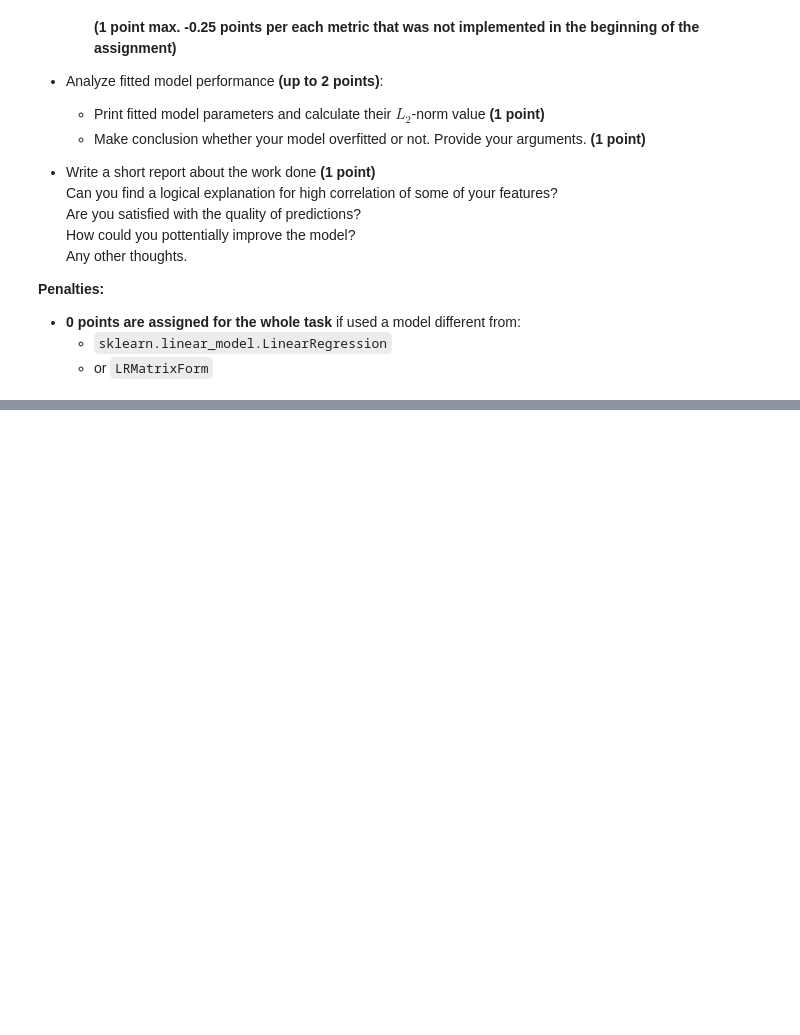
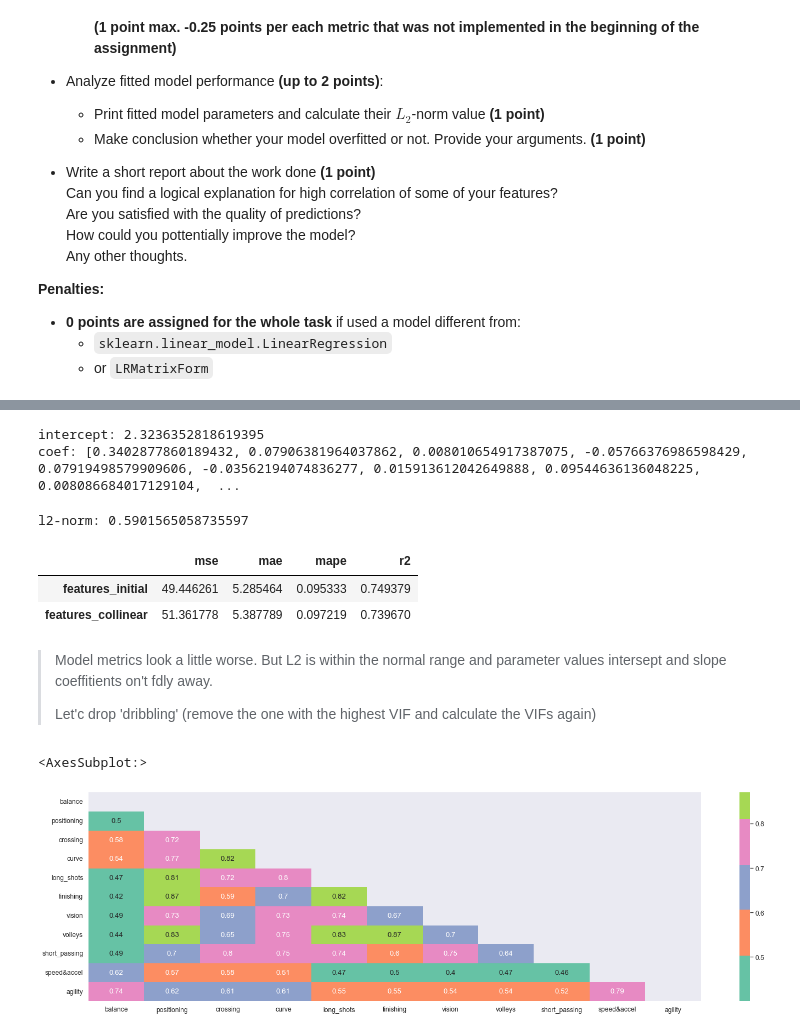
Before and after one commit to kastrubait/ml-intro-2022Q1, a Jupyter notebook: task-3_linear_regression.ipynb, the cells around one changed output, grey strips where cells are left out. Cells and saved outputs as stored; diff of their text form; code cells hidden in the pictures; blank space fills up the shorter version.

```diff
--- a/task-3_linear_regression.ipynb
+++ b/task-3_linear_regression.ipynb
@@ -1689,0 +1983,44 @@ Steps you need to follow:
+# %%
+
+print(f'intercept: {model_13.intercept_}')
+print(f'coef: {model_13.coef_.tolist()}')
+# %% [output]
+intercept: 2.3236352818619395
+coef: [0.3402877860189432, 0.07906381964037862, 0.008010654917387075, -0.05766376986598429, 0.07919498579909606, -0.03562194074836277, 0.015913612042649888, 0.09544636136048225, 0.008086684017129104,  ...
+# %%
+
+print(f'l2-norm: {l2_norm(model_13.coef_)}')
+# %% [output]
+l2-norm: 0.5901565058735597
+# %%
+
+# Fit the model and calculate metrics
+model = LinearRegression(fit_intercept=True)
+
+x_train, y_train, x_test, y_test = get_train_test_data(features, target)
+metrics_init = fit_and_evaluate(model, x_train, y_train, x_test, y_test)
+
+x_train, y_train, x_test, y_test = get_train_test_data(features_copy, target)
+metrics_fchange = fit_and_evaluate(model, x_train, y_train, x_test, y_test)
+
+pd.DataFrame([metrics_init.loc['test'], metrics_metrics_fchange.loc['test']], index=['features_initial', 'features_collinear'])
+# %% [output]
+|  | mse | mae | mape | r2 |
+| features_initial | 49.446261 | 5.285464 | 0.095333 | 0.749379 |
+| features_collinear | 51.361778 | 5.387789 | 0.097219 | 0.739670 |
+# %% [markdown]
+> Model metrics look a little worse. But L2 is within the normal range and parameter values intersept and slope coeffitients on't fdly away.
+>
+> Let'c  drop 'dribbling' (remove the one with the highest VIF and calculate the VIFs again)
+# %%
+features_copy.remove('dribbling')
+
+cols_copy = features_copy + [target]
+corr_matrix_new = DF_TRAIN[cols_copy].corr()
+
+plt.figure(figsize=(25, 7))
+matrix = np.triu(corr_matrix_new)
+sns.heatmap(corr_matrix_new, center=0.81, cmap=plt.cm.Set2, annot=True, mask=matrix)
+# %% [output]
+<AxesSubplot:>
+[figure, added]
```
Also changed, not shown: parts of 67 cells of this notebook.
